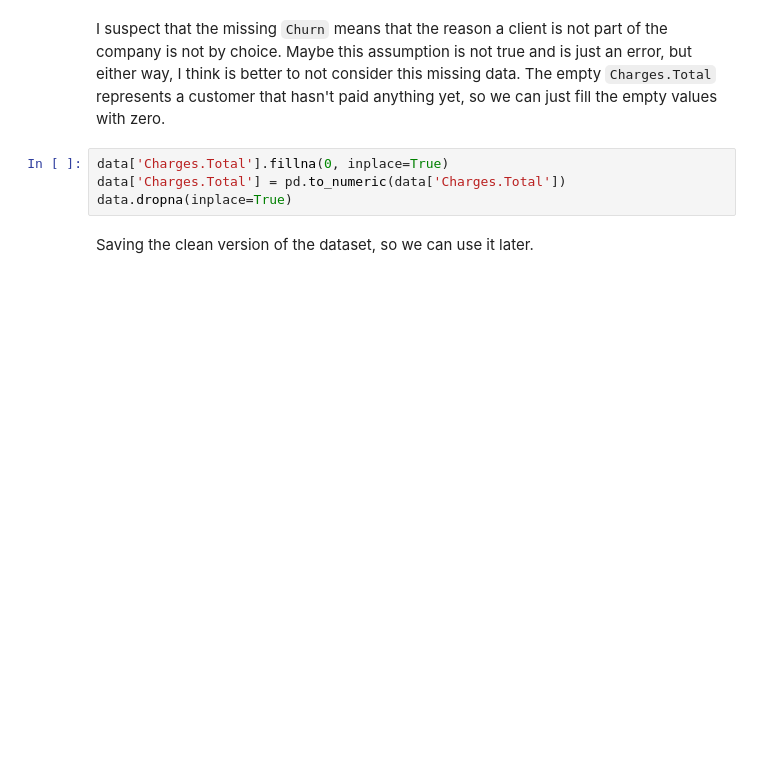
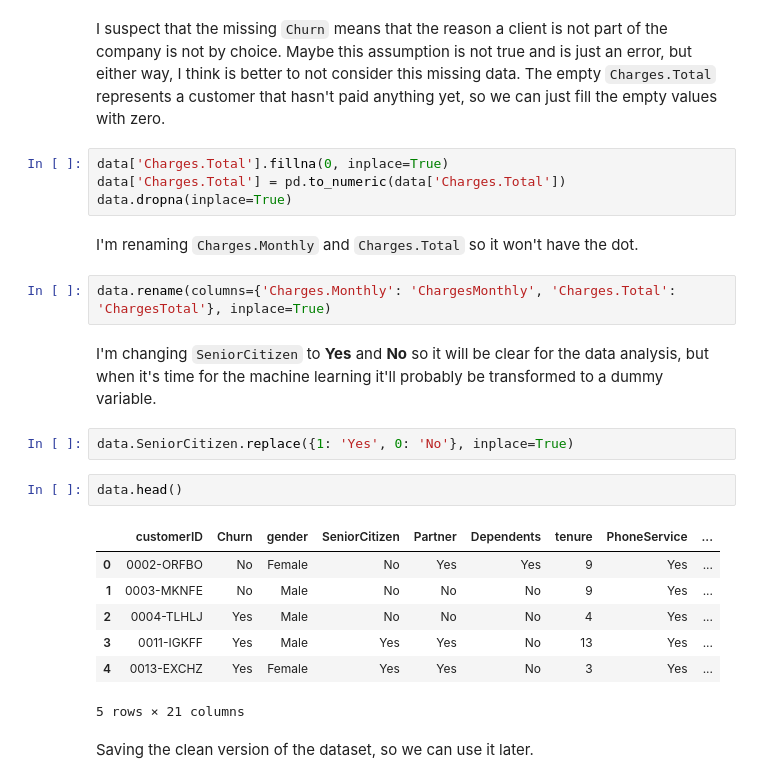
Before and after one commit to devmedeiros/Challenge-Data-Science, a Jupyter notebook: 1 - First Week/data_cleaning.ipynb, the cells around one changed output. Saved outputs shown, nothing was run; the diff lists cells and outputs as text; blank space fills up the shorter version.

Commit message:
Correcting data cleaning and analysis

```diff
--- a/1 - First Week/data_cleaning.ipynb
+++ b/1 - First Week/data_cleaning.ipynb
@@ -62,6 +62,24 @@ I suspect that the missing `Churn` means that the reason a client is not part of
 data['Charges.Total'].fillna(0, inplace=True)
 data['Charges.Total'] = pd.to_numeric(data['Charges.Total'])
 data.dropna(inplace=True)
+# %% [markdown]
+I'm renaming `Charges.Monthly` and `Charges.Total` so it won't have the dot.
+# %%
+data.rename(columns={'Charges.Monthly': 'ChargesMonthly', 'Charges.Total': 'ChargesTotal'}, inplace=True)
+# %% [markdown]
+I'm changing `SeniorCitizen` to **Yes** and **No** so it will be clear for the data analysis, but when it's time for the machine learning it'll probably be transformed to a dummy variable.
+# %%
+data.SeniorCitizen.replace({1: 'Yes', 0: 'No'}, inplace=True)
+# %%
+data.head()
+# %% [output]
+|  | customerID | Churn | gender | SeniorCitizen | Partner | Dependents | tenure | PhoneService | ... |
+| 0 | 0002-ORFBO | No | Female | No | Yes | Yes | 9 | Yes | ... |
+| 1 | 0003-MKNFE | No | Male | No | No | No | 9 | Yes | ... |
+| 2 | 0004-TLHLJ | Yes | Male | No | No | No | 4 | Yes | ... |
+| 3 | 0011-IGKFF | Yes | Male | Yes | Yes | No | 13 | Yes | ... |
+| 4 | 0013-EXCHZ | Yes | Female | Yes | Yes | No | 3 | Yes | ... |
+5 rows × 21 columns
 # %% [markdown]
 Saving the clean version of the dataset, so we can use it later.
 # %%
```
Also changed, not shown: 4 other files.
